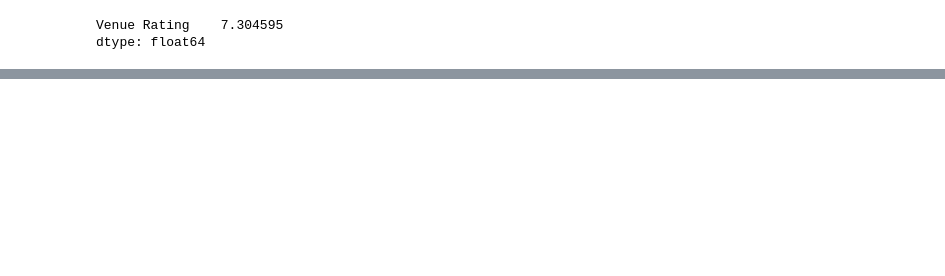
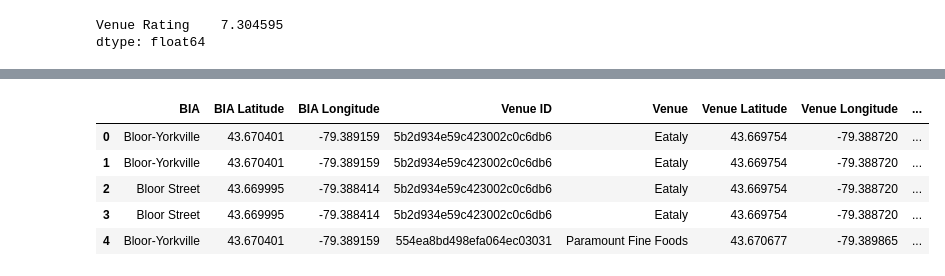
Before and after one commit to JPLue/Coursera_Capstone, a Jupyter notebook: Coursera Capstone Notebook.ipynb, the cells around one changed output, grey strips where cells are left out. Saved outputs shown, nothing was run; the diff lists cells and outputs as text; code cells hidden in the pictures; blank space fills up the shorter version.

```diff
--- a/Coursera Capstone Notebook.ipynb
+++ b/Coursera Capstone Notebook.ipynb
@@ -318,3 +293,6 @@ venues_rating
+# %%
+# load the venues rating data from csv
+venues_rating = pd.read_csv('Data/venues_rating.csv')
 # %%
 venues_rating[venues_rating['Venue Rating'] != 'NaN'].mean()
 # %% [output]
@@ -324,0 +310,12 @@ venues_rating.to_csv('Data/venues_rating.csv')
+# %%
+# merge on venues id with venue data
+df_merged = bia_venues.merge(venues_rating, left_on = 'Venue ID', right_on = 'Venue_ID')
+df_merged.drop(['Unnamed: 0', 'Venue_ID'], axis = 1, inplace = True)
+df_merged.head()
+# %% [output]
+|  | BIA | BIA Latitude | BIA Longitude | Venue ID | Venue | Venue Latitude | Venue Longitude | ... |
+| 0 | Bloor-Yorkville | 43.670401 | -79.389159 | 5b2d934e59c423002c0c6db6 | Eataly | 43.669754 | -79.388720 | ... |
+| 1 | Bloor-Yorkville | 43.670401 | -79.389159 | 5b2d934e59c423002c0c6db6 | Eataly | 43.669754 | -79.388720 | ... |
+| 2 | Bloor Street | 43.669995 | -79.388414 | 5b2d934e59c423002c0c6db6 | Eataly | 43.669754 | -79.388720 | ... |
+| 3 | Bloor Street | 43.669995 | -79.388414 | 5b2d934e59c423002c0c6db6 | Eataly | 43.669754 | -79.388720 | ... |
+| 4 | Bloor-Yorkville | 43.670401 | -79.389159 | 554ea8bd498efa064ec03031 | Paramount Fine Foods | 43.670677 | -79.389865 | ... |
```
Also changed, not shown: parts of 26 cells of this notebook.
